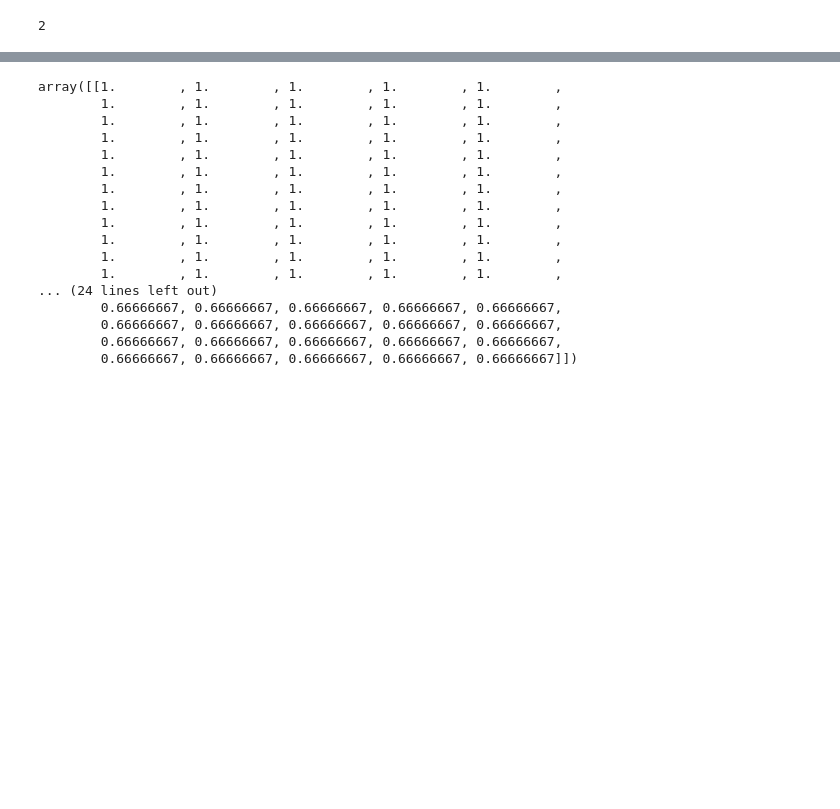
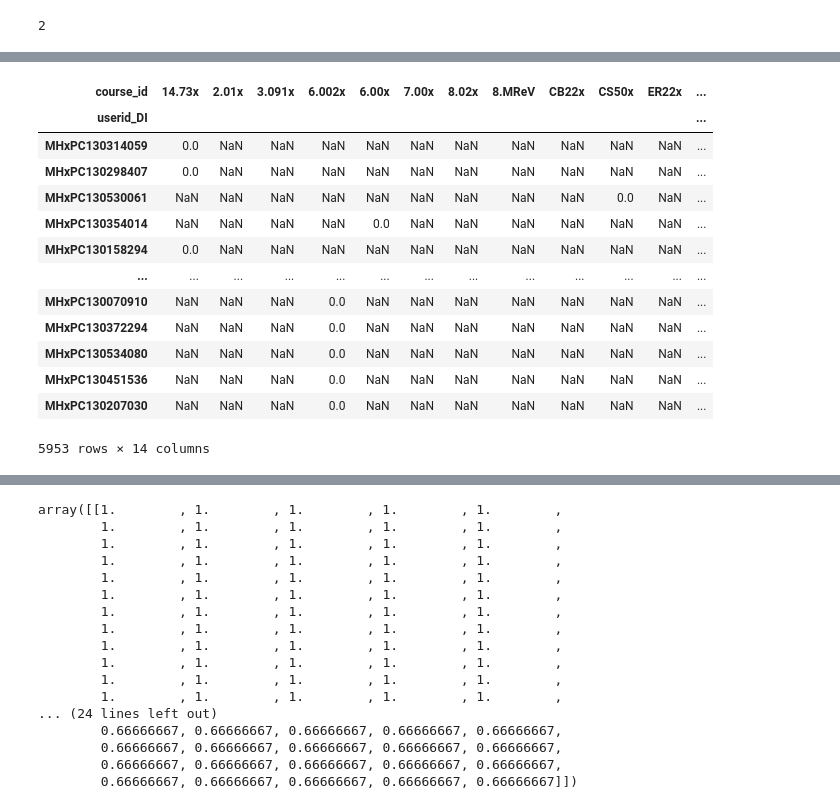
Before and after one commit to ainica/CM3070, a Jupyter notebook: CF02.ipynb, the cells around one changed output, grey strips where cells are left out. Cells and saved outputs as stored; diff of their text form; code cells hidden in the pictures; blank space fills up the shorter version.

```diff
--- a/CF02.ipynb
+++ b/CF02.ipynb
@@ -903,3 +913,6 @@ st.add(1)
 len(st)
 # %% [output]
 2
+# %%
+pt_copy = pt.copy()
+len(pt_copy)
@@ -905,0 +935,20 @@ len(st)
+# %%
+pt_copy = pt_copy.loc[user_ids,:]
+# %%
+pt_copy["ids"] = pt_copy.index
+pt_copy
+# %% [output]
+| course_id | 14.73x | 2.01x | 3.091x | 6.002x | 6.00x | 7.00x | 8.02x | 8.MReV | CB22x | CS50x | ER22x | ... |
+| userid_DI |  |  |  |  |  |  |  |  |  |  |  | ... |
+| MHxPC130314059 | 0.0 | NaN | NaN | NaN | NaN | NaN | NaN | NaN | NaN | NaN | NaN | ... |
+| MHxPC130298407 | 0.0 | NaN | NaN | NaN | NaN | NaN | NaN | NaN | NaN | NaN | NaN | ... |
+| MHxPC130530061 | NaN | NaN | NaN | NaN | NaN | NaN | NaN | NaN | NaN | 0.0 | NaN | ... |
+| MHxPC130354014 | NaN | NaN | NaN | NaN | 0.0 | NaN | NaN | NaN | NaN | NaN | NaN | ... |
+| MHxPC130158294 | 0.0 | NaN | NaN | NaN | NaN | NaN | NaN | NaN | NaN | NaN | NaN | ... |
+| ... | ... | ... | ... | ... | ... | ... | ... | ... | ... | ... | ... | ... |
+| MHxPC130070910 | NaN | NaN | NaN | 0.0 | NaN | NaN | NaN | NaN | NaN | NaN | NaN | ... |
+| MHxPC130372294 | NaN | NaN | NaN | 0.0 | NaN | NaN | NaN | NaN | NaN | NaN | NaN | ... |
+| MHxPC130534080 | NaN | NaN | NaN | 0.0 | NaN | NaN | NaN | NaN | NaN | NaN | NaN | ... |
+| MHxPC130451536 | NaN | NaN | NaN | 0.0 | NaN | NaN | NaN | NaN | NaN | NaN | NaN | ... |
+| MHxPC130207030 | NaN | NaN | NaN | 0.0 | NaN | NaN | NaN | NaN | NaN | NaN | NaN | ... |
+5953 rows × 14 columns
```
Also changed, not shown: parts of 15 cells of this notebook.
